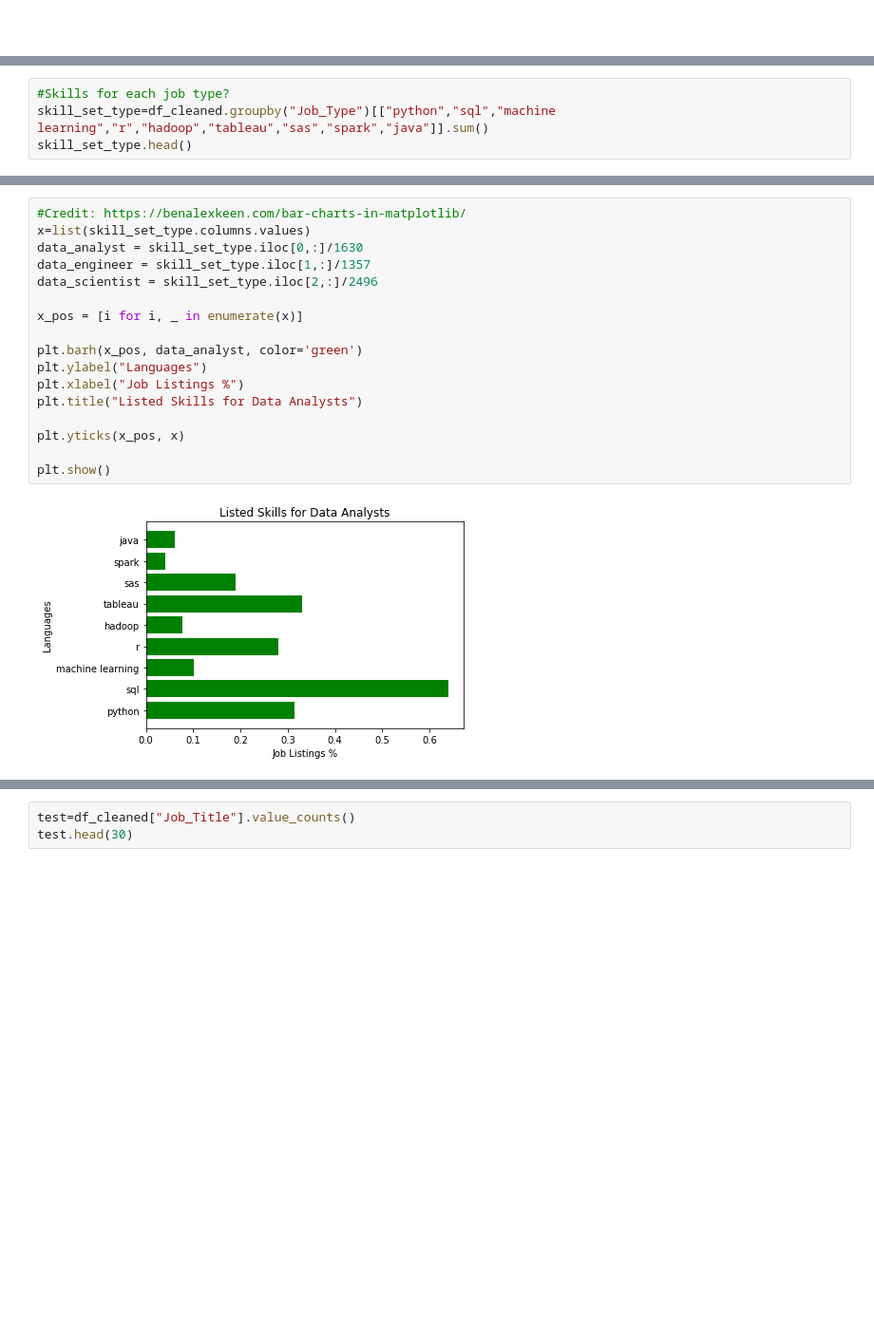
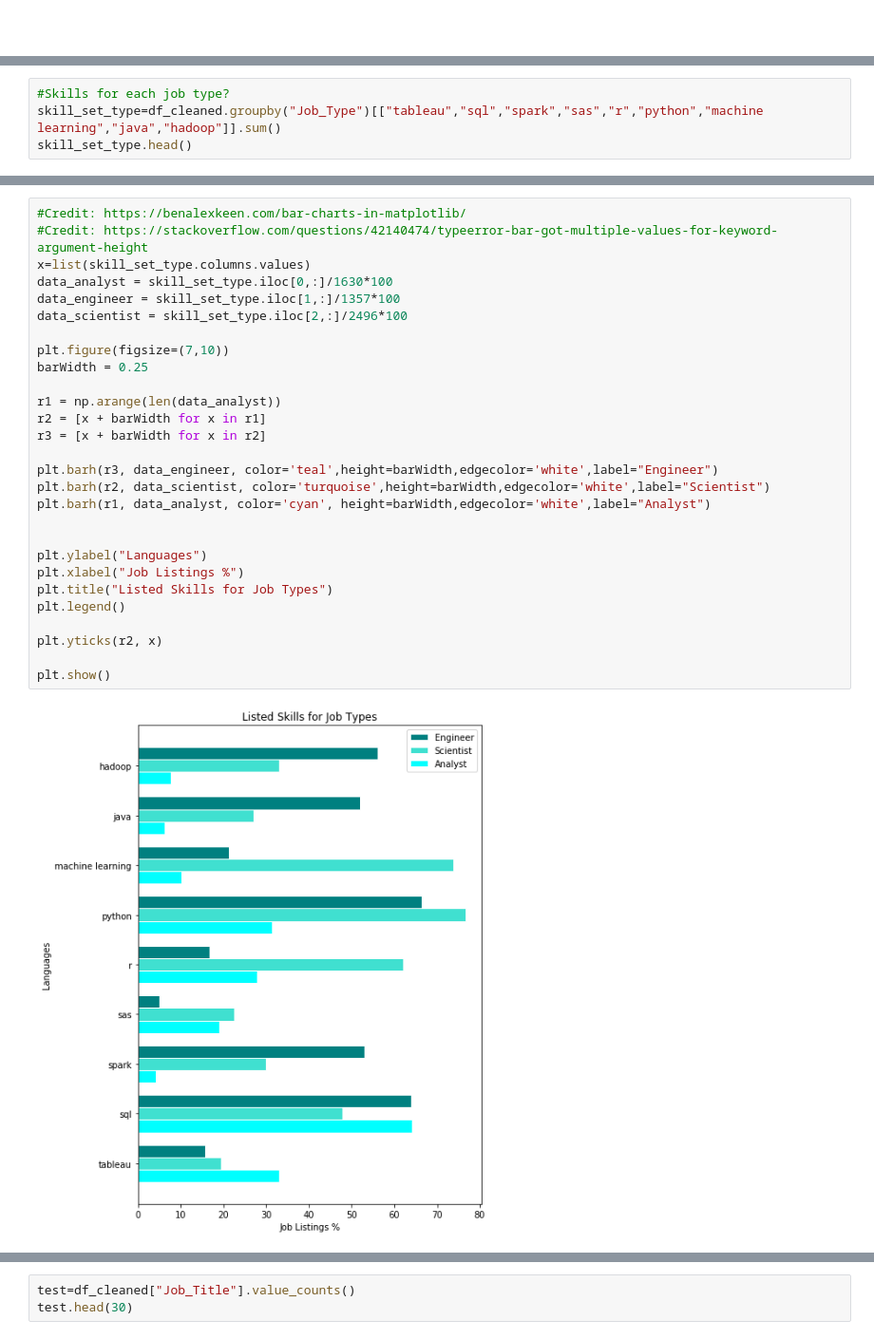
Before and after one commit to cce24/Project-1---Group-2, a Jupyter notebook: 02._Cleaning/Kevins_work2.ipynb, the cells around one changed output, grey strips where cells are left out. Shown: that part at 95% size. Cells and saved outputs as stored; diff of their text form; blank space fills up the shorter version.

```diff
--- a/02._Cleaning/Kevins_work2.ipynb
+++ b/02._Cleaning/Kevins_work2.ipynb
@@ -366,5 +377,5 @@ data_engineer       1357
 # %%
 #Skills for each job type?
-skill_set_type=df_cleaned.groupby("Job_Type")[["python","sql","machine learning","r","hadoop","tableau","sas","spark","java"]].sum()
+skill_set_type=df_cleaned.groupby("Job_Type")[["tableau","sql","spark","sas","r","python","machine learning","java","hadoop"]].sum()
 skill_set_type.head()
 # %% [output]
@@ -376,19 +387,30 @@ skill_set_type.head()
 # %%
 #Credit: https://benalexkeen.com/bar-charts-in-matplotlib/
+#Credit: https://stackoverflow.com/questions/42140474/typeerror-bar-got-multiple-values-for-keyword-argument-height
 x=list(skill_set_type.columns.values)
-data_analyst = skill_set_type.iloc[0,:]/1630
-data_engineer = skill_set_type.iloc[1,:]/1357
-data_scientist = skill_set_type.iloc[2,:]/2496
+data_analyst = skill_set_type.iloc[0,:]/1630*100
+data_engineer = skill_set_type.iloc[1,:]/1357*100
+data_scientist = skill_set_type.iloc[2,:]/2496*100
 
-x_pos = [i for i, _ in enumerate(x)]
+plt.figure(figsize=(7,10))
+barWidth = 0.25
 
-plt.barh(x_pos, data_analyst, color='green')
+r1 = np.arange(len(data_analyst))
+r2 = [x + barWidth for x in r1]
+r3 = [x + barWidth for x in r2]
+
+plt.barh(r3, data_engineer, color='teal',height=barWidth,edgecolor='white',label="Engineer")
+plt.barh(r2, data_scientist, color='turquoise',height=barWidth,edgecolor='white',label="Scientist")
+plt.barh(r1, data_analyst, color='cyan', height=barWidth,edgecolor='white',label="Analyst")
+
+
 plt.ylabel("Languages")
 plt.xlabel("Job Listings %")
-plt.title("Listed Skills for Data Analysts")
+plt.title("Listed Skills for Job Types")
+plt.legend()
 
-plt.yticks(x_pos, x)
+plt.yticks(r2, x)
 
 plt.show()
 # %% [output]
-[figure, old version]
+[figure, new version]
```
Also changed, not shown: parts of 9 cells of this notebook.
